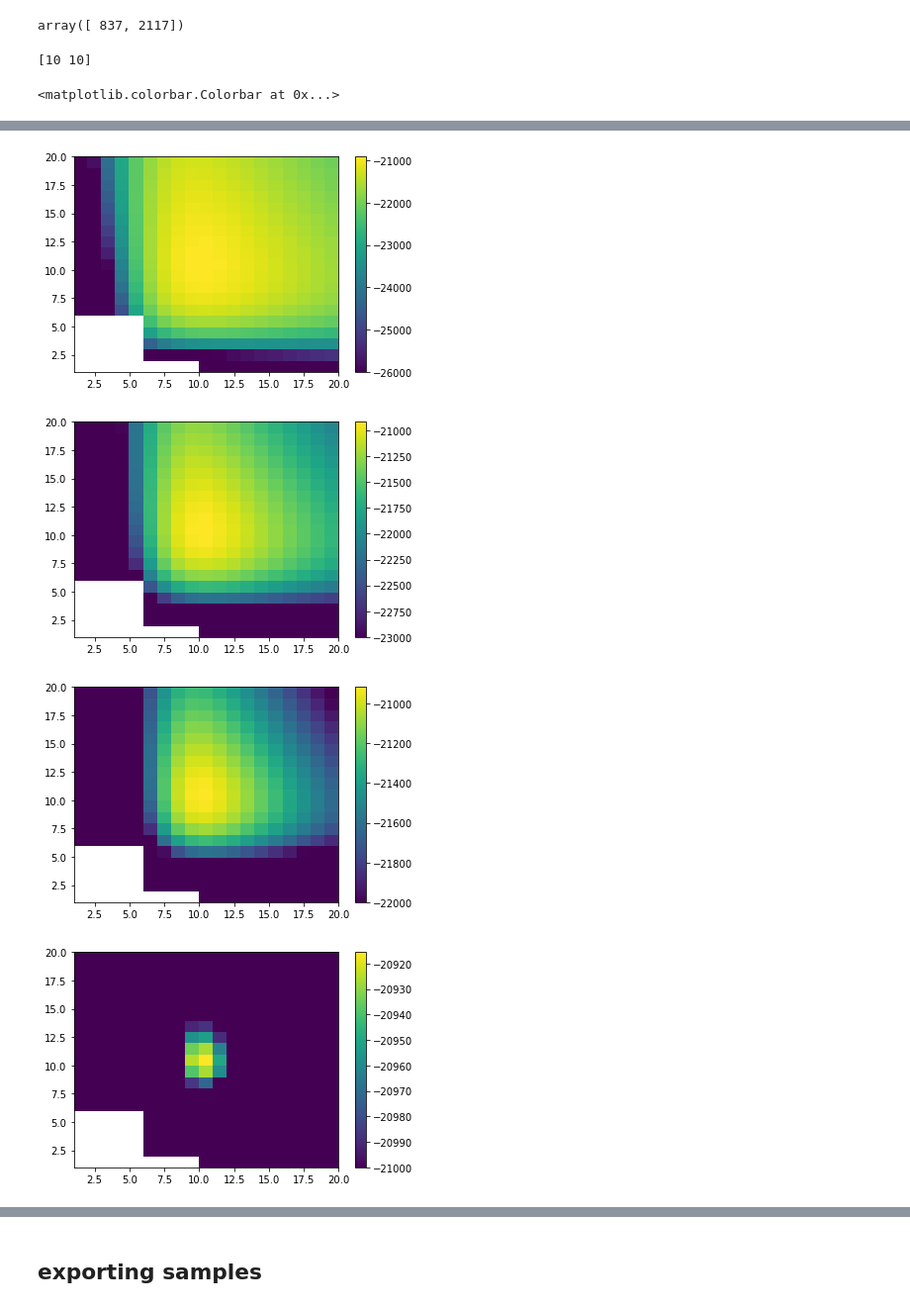
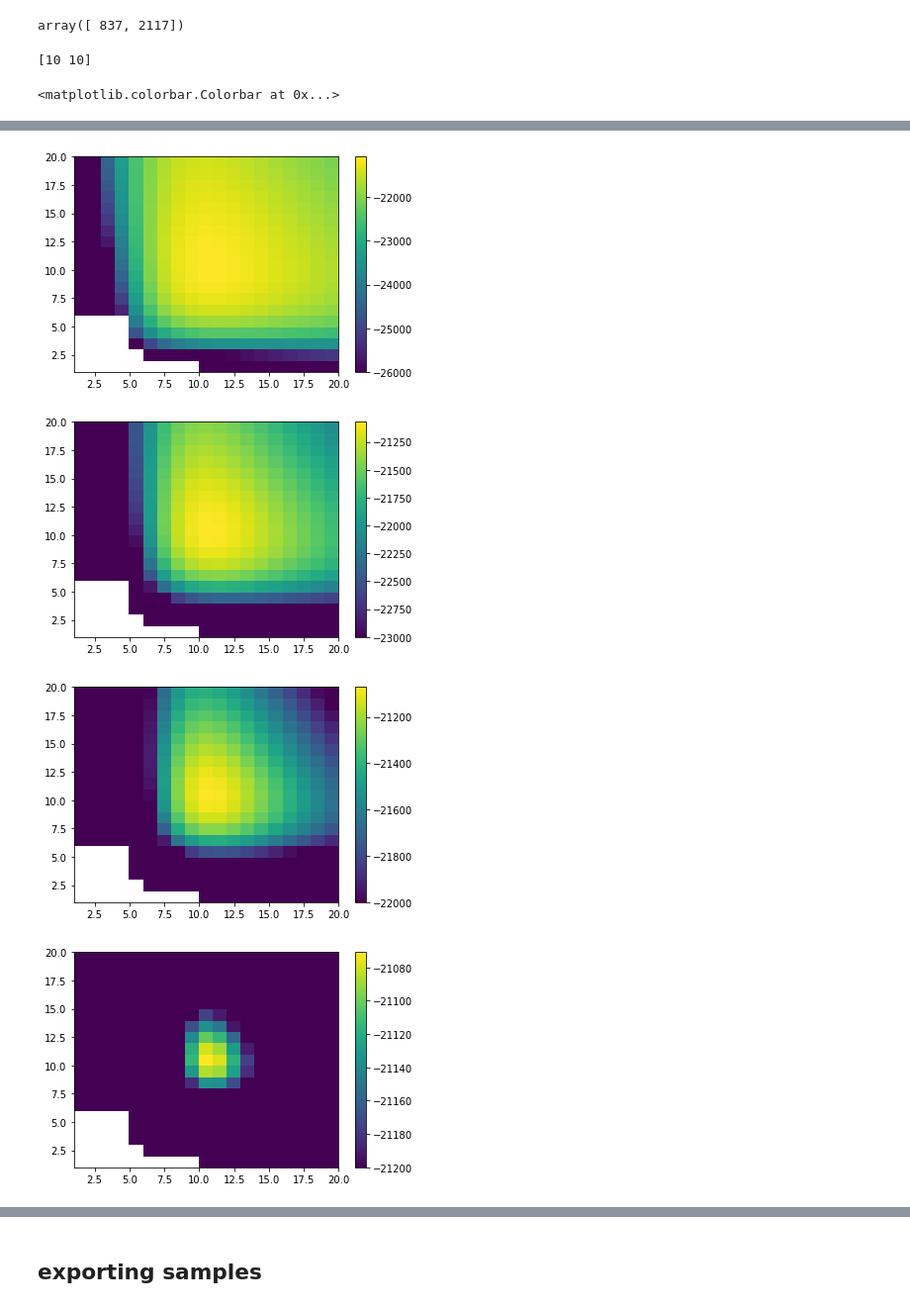
Before and after one commit to umeshksingla/MouseMazeHierRL, a Jupyter notebook: fitting-distributions-to-data.ipynb, the cells around one changed output, grey strips where cells are left out. Shown at 99% size. Cells and saved outputs as stored; diff of their text form; code cells hidden in the pictures.

Commit message:
Uses built-in logpdf in Gridsearch and improve explanation of python fit problem
* Add example use of LogNorm colorplot scale (which in the end did not help visualizing)

```diff
--- a/fitting-distributions-to-data.ipynb
+++ b/fitting-distributions-to-data.ipynb
@@ -528,7 +532,7 @@ max_a, max_b = 20, 20
 ll = zeros((max_a, max_b))
 for i_a, a in enumerate(range(1, max_a+1)):
     for i_b, b in enumerate(range(1, max_b+1)):
-        ll[i_a, i_b] = sum(log(mix_cdf.pdf(cdf_samples, exp_scale=a, sigma=b)))
+        ll[i_a, i_b] = sum(mix_cdf.logpdf(cdf_samples, exp_scale=a, sigma=b))
 
 print(np.array(unravel_index(np.nanargmax(ll), ll.shape))+1)
 
@@ -549,7 +553,7 @@ pcolor(range(1, max_a+1), range(1, max_b+1), ll, vmin=-22000)
 colorbar()
 
 figure()
-pcolor(range(1, max_a+1), range(1, max_b+1), ll, vmin=-21000)
+pcolor(range(1, max_a+1), range(1, max_b+1), ll, vmin=-21200)
 colorbar()
 # %% [output]
 [10 10]
@@ -558,4 +562,4 @@ colorbar()
-[figure, old version]
+[figure, new version]
-[figure, old version]
+[figure, new version]
-[figure, old version]
+[figure, new version]
-[figure, old version]
+[figure, new version]
```
Also changed, not shown: parts of 25 cells of this notebook.
